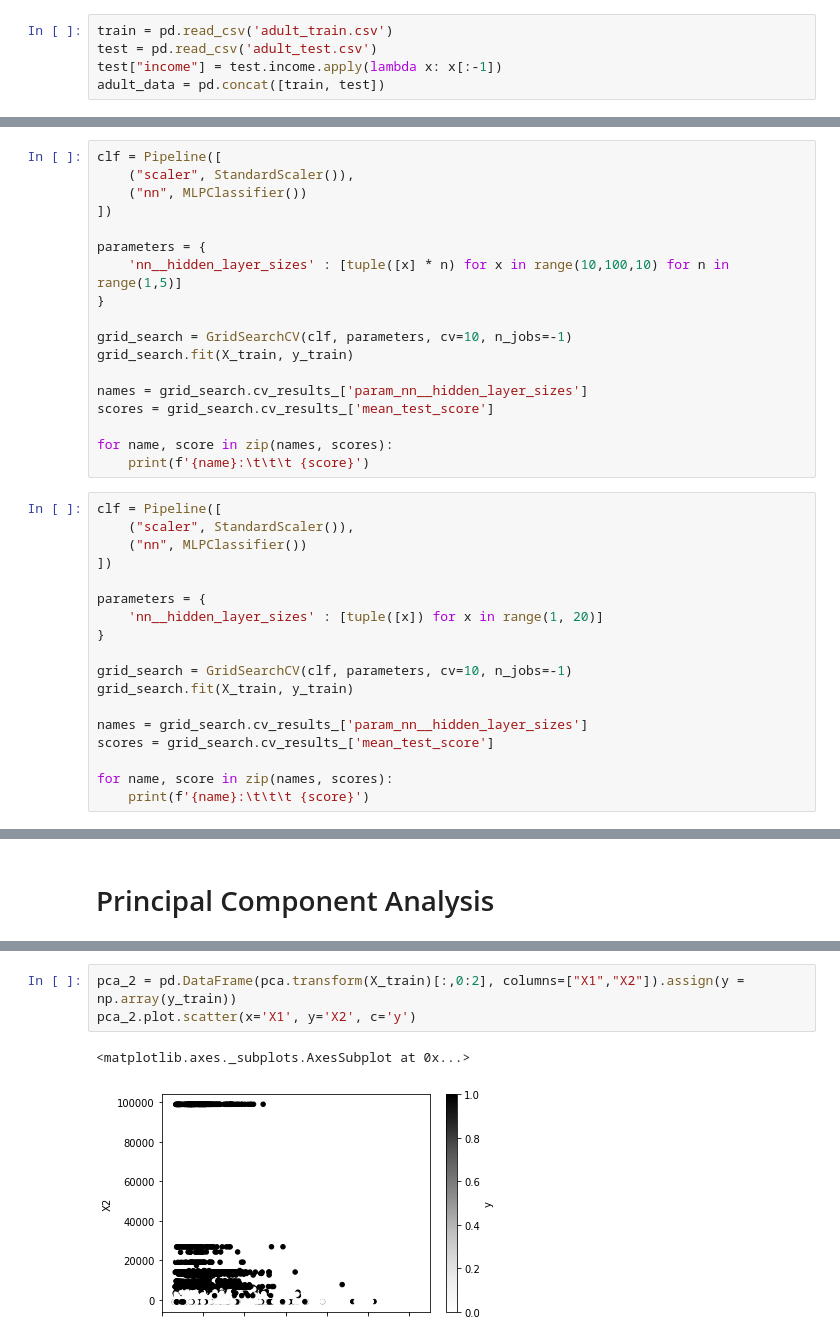
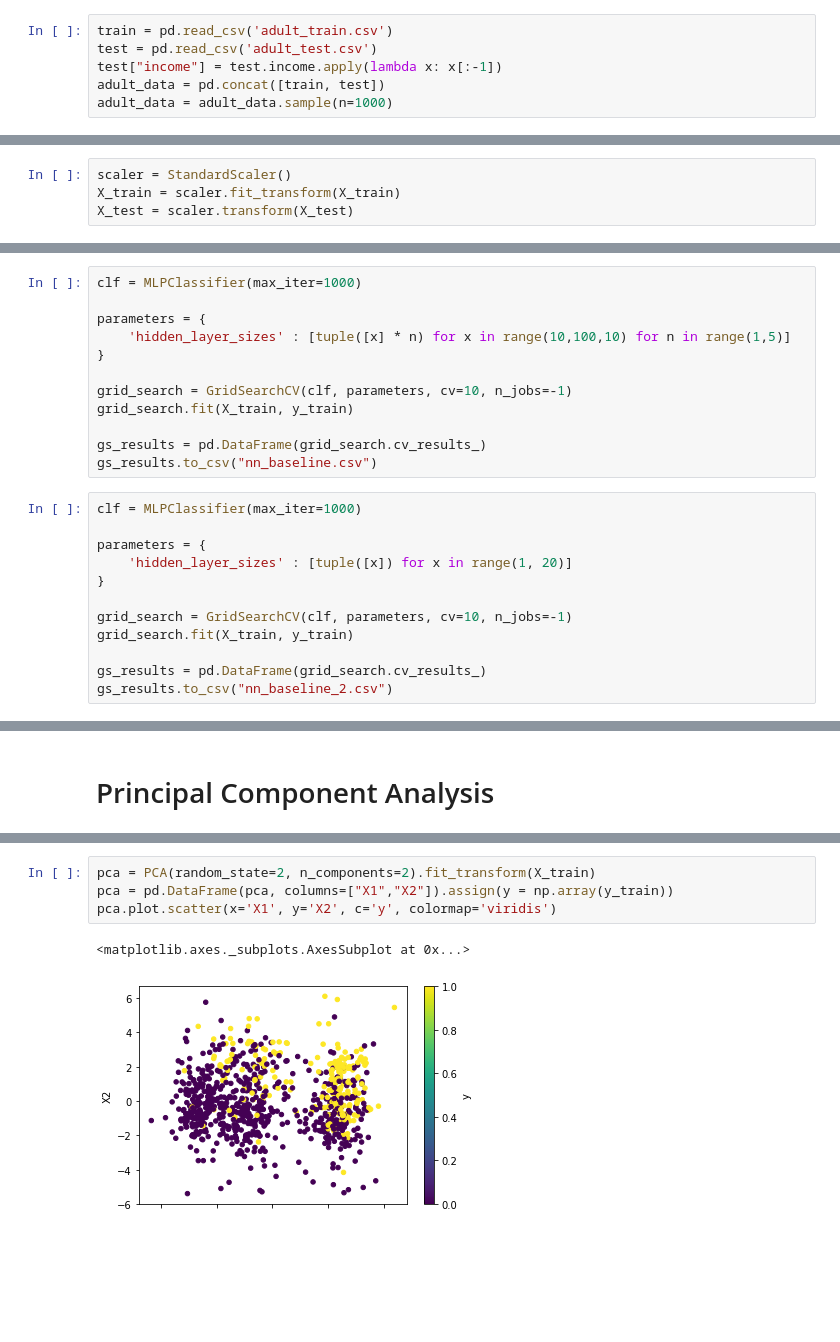
Before and after one commit to JonMcEntee/gatech, a Jupyter notebook: assignment_3/unsupervised_learning.ipynb, the cells around one changed output, grey strips where cells are left out. Cells and saved outputs as stored; diff of their text form; blank space fills up the shorter version.

```diff
--- a/assignment_3/unsupervised_learning.ipynb
+++ b/assignment_3/unsupervised_learning.ipynb
@@ -33,6 +33,7 @@ train = pd.read_csv('adult_train.csv')
 test = pd.read_csv('adult_test.csv')
 test["income"] = test.income.apply(lambda x: x[:-1])
 adult_data = pd.concat([train, test])
+adult_data = adult_data.sample(n=1000)
 # %%
 categorical_columns = ["workclass", "education", "marital_status", "occupation",
                        "relationship", "race", "sex", "native_country", "income"]
@@ -48,44 +46,36 @@ X_columns = X.columns
 # %%
 y_train, y_test = train_test_split(y, test_size=0.1, stratify=y, random_state=42)
 X_train, X_test = train_test_split(X, test_size=0.1, stratify=y, random_state=42)
+# %%
+scaler = StandardScaler()
+X_train = scaler.fit_transform(X_train)
+X_test = scaler.transform(X_test)
 # %% [markdown]
 # Run on a Neural Net
 # %%
-clf = Pipeline([
-    ("scaler", StandardScaler()),
-    ("nn", MLPClassifier())
-])
+clf = MLPClassifier(max_iter=1000)
 
 parameters = {
-    'nn__hidden_layer_sizes' : [tuple([x] * n) for x in range(10,100,10) for n in range(1,5)]
+    'hidden_layer_sizes' : [tuple([x] * n) for x in range(10,100,10) for n in range(1,5)]
 }
 
 grid_search = GridSearchCV(clf, parameters, cv=10, n_jobs=-1)
 grid_search.fit(X_train, y_train)
 
-names = grid_search.cv_results_['param_nn__hidden_layer_sizes']
-scores = grid_search.cv_results_['mean_test_score']
-
-for name, score in zip(names, scores):
-    print(f'{name}:\t\t\t {score}')
+gs_results = pd.DataFrame(grid_search.cv_results_)
+gs_results.to_csv("nn_baseline.csv")
 # %%
-clf = Pipeline([
-    ("scaler", StandardScaler()),
-    ("nn", MLPClassifier())
-])
+clf = MLPClassifier(max_iter=1000)
 
 parameters = {
-    'nn__hidden_layer_sizes' : [tuple([x]) for x in range(1, 20)]
+    'hidden_layer_sizes' : [tuple([x]) for x in range(1, 20)]
 }
 
 grid_search = GridSearchCV(clf, parameters, cv=10, n_jobs=-1)
 grid_search.fit(X_train, y_train)
 
-names = grid_search.cv_results_['param_nn__hidden_layer_sizes']
-scores = grid_search.cv_results_['mean_test_score']
-
-for name, score in zip(names, scores):
-    print(f'{name}:\t\t\t {score}')
+gs_results = pd.DataFrame(grid_search.cv_results_)
+gs_results.to_csv("nn_baseline_2.csv")
 # %% [markdown]
 I performed a grid search on the standardized data, first testing one to five hidden layers of 10 to 100 nodes each. The search found that a single layer of 10 was the optimum, but only by a small amount. The second grid search tested a single hidden layer with one to twenty nodes. Above 3 nodes, all cross validation scores were within a fraction of a percent of each other. All neural nets in this experiment moving forward used a single hidden layer of 5 nodes.
 # %%
@@ -250,7 +256,8 @@ pca = PCA(random_state=231).fit(X_train)
 pd.DataFrame(pca.explained_variance_).to_csv("pca_explained_variance.csv")
 # %%
-pca_2 = pd.DataFrame(pca.transform(X_train)[:,0:2], columns=["X1","X2"]).assign(y = np.array(y_train))
-pca_2.plot.scatter(x='X1', y='X2', c='y')
+pca = PCA(random_state=2, n_components=2).fit_transform(X_train)
+pca = pd.DataFrame(pca, columns=["X1","X2"]).assign(y = np.array(y_train))
+pca.plot.scatter(x='X1', y='X2', c='y', colormap='viridis')
 # %% [output]
 <matplotlib.axes._subplots.AxesSubplot at 0x...>
-[figure, old version]
+[figure, new version]
```
Also changed, not shown: parts of 20 cells of this notebook.
